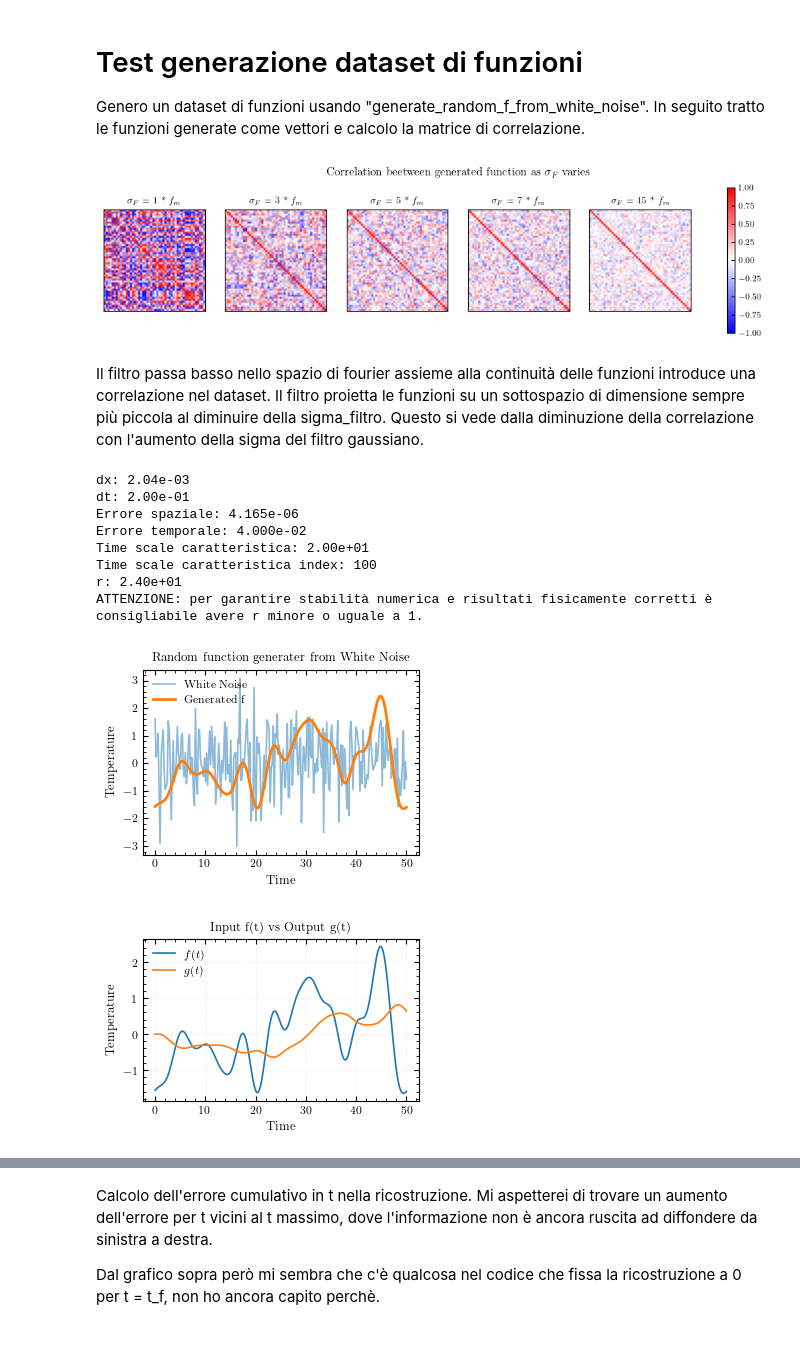
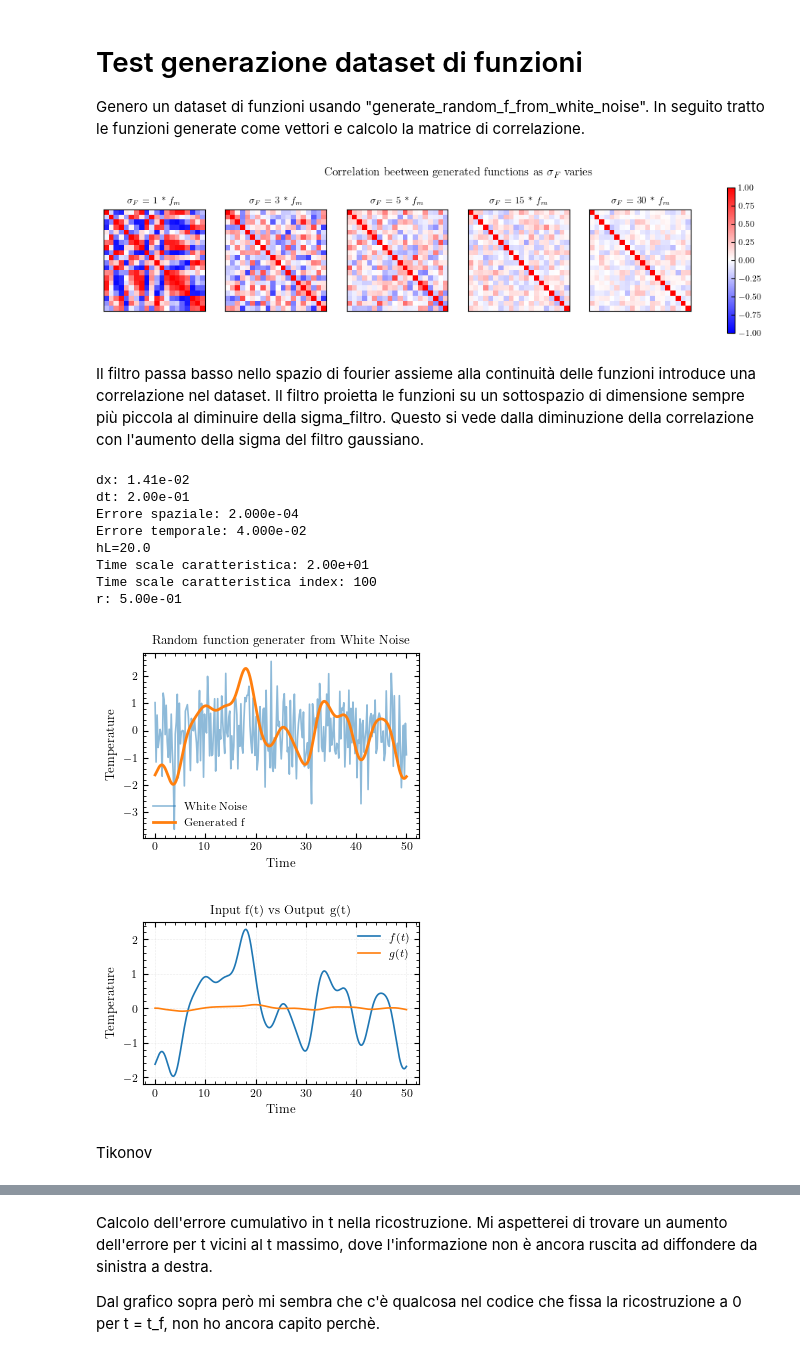
Before and after one commit to Sparisi01/RPM_implementation, a Jupyter notebook: dataset_generator.ipynb, the cells around one changed output, grey strips where cells are left out. Saved outputs shown, nothing was run; the diff lists cells and outputs as text; code cells hidden in the pictures.

```diff
--- a/dataset_generator.ipynb
+++ b/dataset_generator.ipynb
@@ -99,7 +99,7 @@ def generate_random_f_from_white_noise(t_array: np.ndarray, filter, sigma_white_
 
 Genero un dataset di funzioni usando "generate_random_f_from_white_noise". In seguito tratto le funzioni generate come vettori e calcolo la matrice di correlazione.
 # %%
-f_dataset_size = 50
+f_dataset_size = 20
 nt = 1000
 t_array = np.linspace(0,1,nt)
 
@@ -115,7 +115,7 @@ min_freq = 1/(t_array[-1]-t_array[1])
 fig, axes = plt.subplots(1,5,figsize=(12.5,2.5))
 index_ax = 0
 
-for sigma_filter_mult in [1,3,5,7,15]:
+for sigma_filter_mult in [1,3,5,15,30]:
 
     # NOTE: la sigma del filtro va scelta tenendo conto dello spetto consentito dalla discretizzazione temporale
     # Io ho trovato che un sigma circa 3-5 volte la frequenza minima produce delle funzione che APPARENTEMENTE sembrano buone,
@@ -136,21 +136,27 @@ for sigma_filter_mult in [1,3,5,7,15]:
     index_ax=index_ax+1
 
 fig.colorbar(im, ax=axes.ravel().tolist())
-fig.suptitle(r"Correlation beetween generated function as $\sigma_F$ varies")
+fig.suptitle(r"Correlation beetween generated functions as $\sigma_F$ varies")
 plt.savefig("assets/dataset_function_correlations.pdf")
 plt.show()
 # %% [output]
-[figure, old version]
+[figure, new version]
 # %% [markdown]
 Il filtro passa basso nello spazio di fourier assieme alla continuità delle funzioni introduce una correlazione nel dataset. Il filtro proietta le funzioni su un sottospazio di dimensione sempre più piccola al diminuire della sigma_filtro. Questo si vede dalla diminuzione della correlazione con l'aumento della sigma del filtro gaussiano.
 # %%
 L = 0.1         # Lunghezza totale
 Tf = 50         # Tempo finale
-nx = 50         # Griglia spaziale
 nt = 250        # Griglia temporale
 
+dt = Tf/nt
+D = 0.0005
+wanted_r = 0.5
+
+dx = np.sqrt(D*dt/wanted_r)
+nx = int(L/dx) + 1
 dx = L/(nx-1)
-dt = Tf/nt
+
+r = D*dt/(dx**2)
 
 print(f"dx: {dx:.2e}")
 print(f"dt: {dt:.2e}")
@@ -158,10 +164,9 @@ print(f"dt: {dt:.2e}")
 print(f"Errore spaziale: {dx**2:.3e}", )
 print(f"Errore temporale: {dt**2:.3e}")
 
-D = 0.0005
-r = D*dt/(dx**2)
+h = 200
 
-h = 1
+print(f"hL={h*L}")
 characteristic_diffusion_time_scale = L*L/D
 characteristic_diffusion_time_scale_index = int(characteristic_diffusion_time_scale/dt)
 print(f"Time scale caratteristica: {characteristic_diffusion_time_scale:.2e}")
@@ -194,10 +199,12 @@ A[0,0] = 1
 B[0,:] = 0
 
 # Boundary destra (Robin)
-A[-1, -3] = 1
-A[-1, -2] = -4
-A[-1, -1] = 3 + 2*h*dx
-B[-1, :] = 0
+A[-1, -2] = -2*r
+A[-1, -1] = 1 + 2*r*(1+h*dx)
+
+B[-1, -2] = 2*r
+B[-1, -1] = 1 - 2*r*(1+h*dx)
+
 
 lu, piv = lu_factor(A)
 
@@ -216,39 +223,39 @@ sigma_filter=5*min_freq
 gaussian_filter = lambda k : np.exp(-(k**2)/(2*sigma_filter**2))
 
 f = generate_random_f_from_white_noise(t_array, gaussian_filter, verbose=True)
 T[0,0] = f[0]
 
 # Questo loop risolve step by step l'equazione implicità
 # A*T(n+1) = B*T(n) + b(n+1)
 for n in range(1,nt):
     b = B @ T[:,n-1]
     b[0] = f[n] # impongo dirichlet
     T[:,n] = lu_solve((lu, piv), b)
 
 # ----------------------------------------------------------
 
 plt.figure(figsize=(3.4, 2.2))
 plt.plot(t_array, T[0,:], label=r"$f(t)$")
 plt.plot(t_array, T[-1,:], label=r"$g(t)$")
 plt.legend()
 plt.minorticks_on()
 plt.grid()
 plt.xlabel(r"Time")
 plt.ylabel(r"Temperature")
 plt.tight_layout()
 plt.title("Input f(t) vs Output g(t)")
 plt.show()
 # %% [output]
-dx: 2.04e-03
+dx: 1.41e-02
 dt: 2.00e-01
-Errore spaziale: 4.165e-06
+Errore spaziale: 2.000e-04
 Errore temporale: 4.000e-02
+hL=20.0
 Time scale caratteristica: 2.00e+01
 Time scale caratteristica index: 100
-r: 2.40e+01
-ATTENZIONE: per garantire stabilità numerica e risultati fisicamente corretti è consigliabile avere r minore o uguale a 1.
+r: 5.00e-01
-[figure, old version]
+[figure, new version]
-[figure, old version]
+[figure, new version]
 # %%
 def forward_simulation(f):
     # NOTE: questa riga va bene solo perchè io assumo che a
@@ -280,6 +287,8 @@ def loss(f, g_target, lambda_reg : float, cut_index : int = 1):
     reg = lambda_reg * np.linalg.norm(np.diff(f))**2
 
     return misfit + reg
+# %% [markdown]
+Tikonov
 # %%
 from scipy.optimize import minimize
 
```
Also changed, not shown: parts of 3 cells of this notebook, 8 other files.
